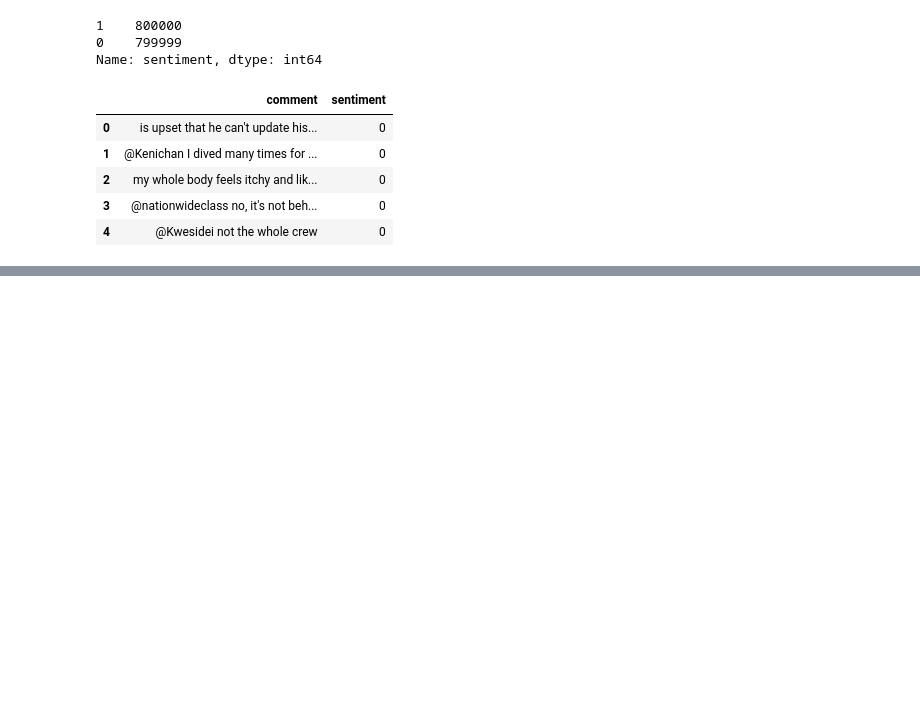
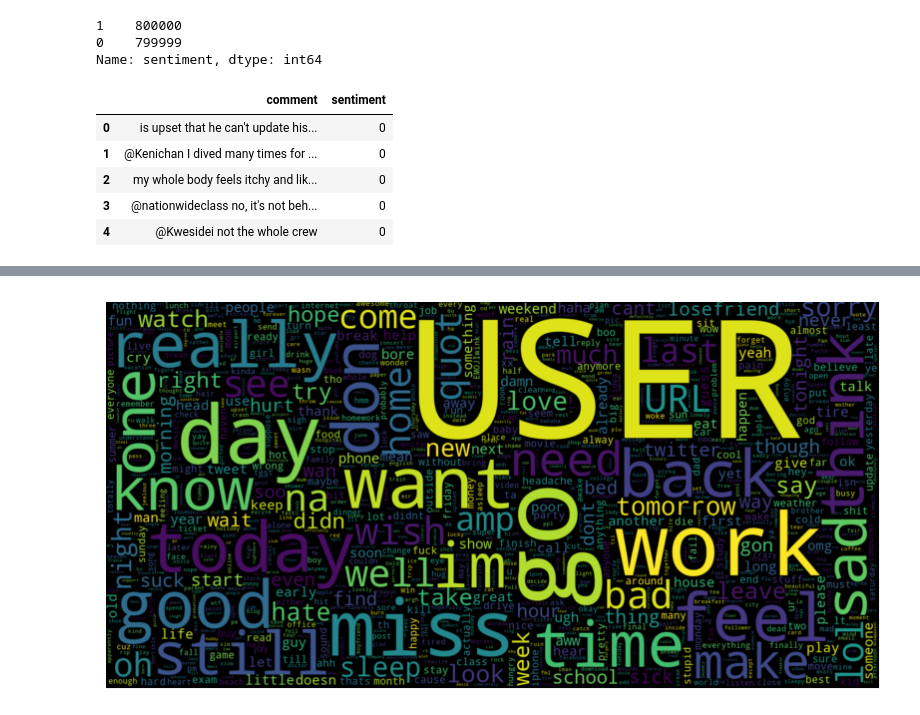
Before and after one commit to thesarwars/Sentiment_Analysis_using_Machine_Learning, a Jupyter notebook: Sentiment.ipynb, the cells around one changed output, grey strips where cells are left out. Saved outputs shown, nothing was run; the diff lists cells and outputs as text; code cells hidden in the pictures; blank space fills up the shorter version.

```diff
--- a/Sentiment.ipynb
+++ b/Sentiment.ipynb
@@ -294,0 +306,14 @@ Time taken: 2667 seconds
+# %%
+# Creating word cloud of positive twwets, where the words appearing larger are more frequent in nature accross articles
+# Last 8000000 tweets in the list are positive tweets
+
+data_pos = processedcomment[800000:]
+all_poswords = ' '.join(data_pos)
+wordcloud = WordCloud(max_words = 1000, width = 1600, height = 800,
+                      collocations = False).generate(all_negwords)
+plt.figure(figsize=(10, 7))
+plt.imshow(wordcloud, interpolation = 'bilinear')
+plt.axis('off')
+plt.show()
+# %% [output]
+[figure, added]
```
Also changed, not shown: parts of 32 cells of this notebook.
